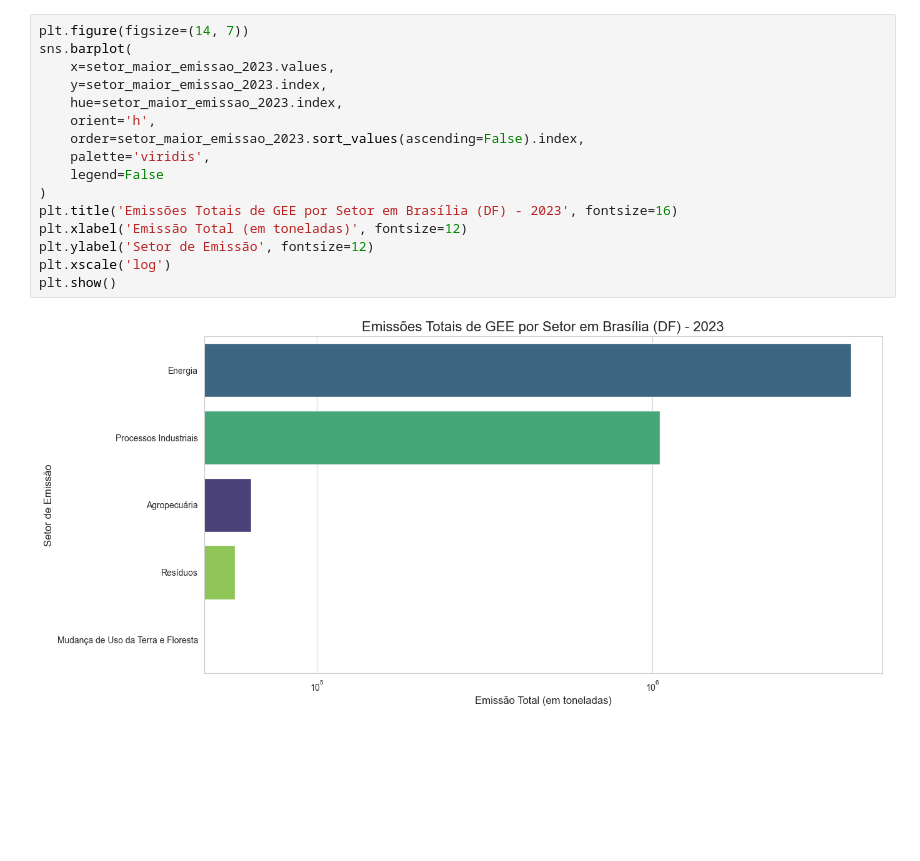
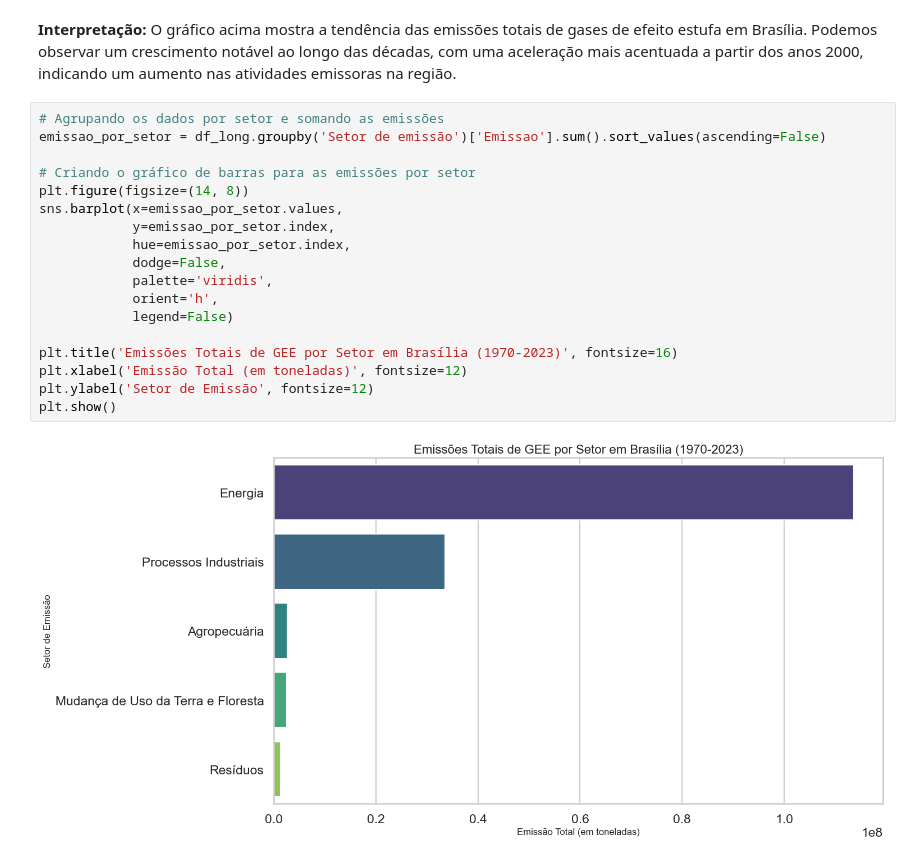
Before and after one commit to GabrielSLoures/GitModelagem, a Jupyter notebook: Aula Prática 3 - Gases.ipynb, the cells around one changed output. Saved outputs shown, nothing was run; the diff lists cells and outputs as text; blank space fills up the shorter version.

```diff
--- a/Aula Prática 3 - Gases.ipynb
+++ b/Aula Prática 3 - Gases.ipynb
@@ -161,18 +90,22 @@ Gráficos são essenciais para comunicar as descobertas de forma clara e impacta
+# %% [markdown]
+**Interpretação:** O gráfico acima mostra a tendência das emissões totais de gases de efeito estufa em Brasília. Podemos observar um crescimento notável ao longo das décadas, com uma aceleração mais acentuada a partir dos anos 2000, indicando um aumento nas atividades emissoras na região.
 # %%
-plt.figure(figsize=(14, 7))
-sns.barplot(
-    x=setor_maior_emissao_2023.values,
-    y=setor_maior_emissao_2023.index,
-    hue=setor_maior_emissao_2023.index,
-    orient='h',
-    order=setor_maior_emissao_2023.sort_values(ascending=False).index,
-    palette='viridis',
-    legend=False
-)
-plt.title('Emissões Totais de GEE por Setor em Brasília (DF) - 2023', fontsize=16)
+# Agrupando os dados por setor e somando as emissões
+emissao_por_setor = df_long.groupby('Setor de emissão')['Emissao'].sum().sort_values(ascending=False)
+
+# Criando o gráfico de barras para as emissões por setor
+plt.figure(figsize=(14, 8))
+sns.barplot(x=emissao_por_setor.values,
+            y=emissao_por_setor.index,
+            hue=emissao_por_setor.index,
+            dodge=False,
+            palette='viridis',
+            orient='h',
+            legend=False)
+
+plt.title('Emissões Totais de GEE por Setor em Brasília (1970-2023)', fontsize=16)
 plt.xlabel('Emissão Total (em toneladas)', fontsize=12)
 plt.ylabel('Setor de Emissão', fontsize=12)
-plt.xscale('log')
 plt.show()
 # %% [output]
-[figure, old version]
+[figure, new version]
```
Also changed, not shown: parts of 20 cells of this notebook.
